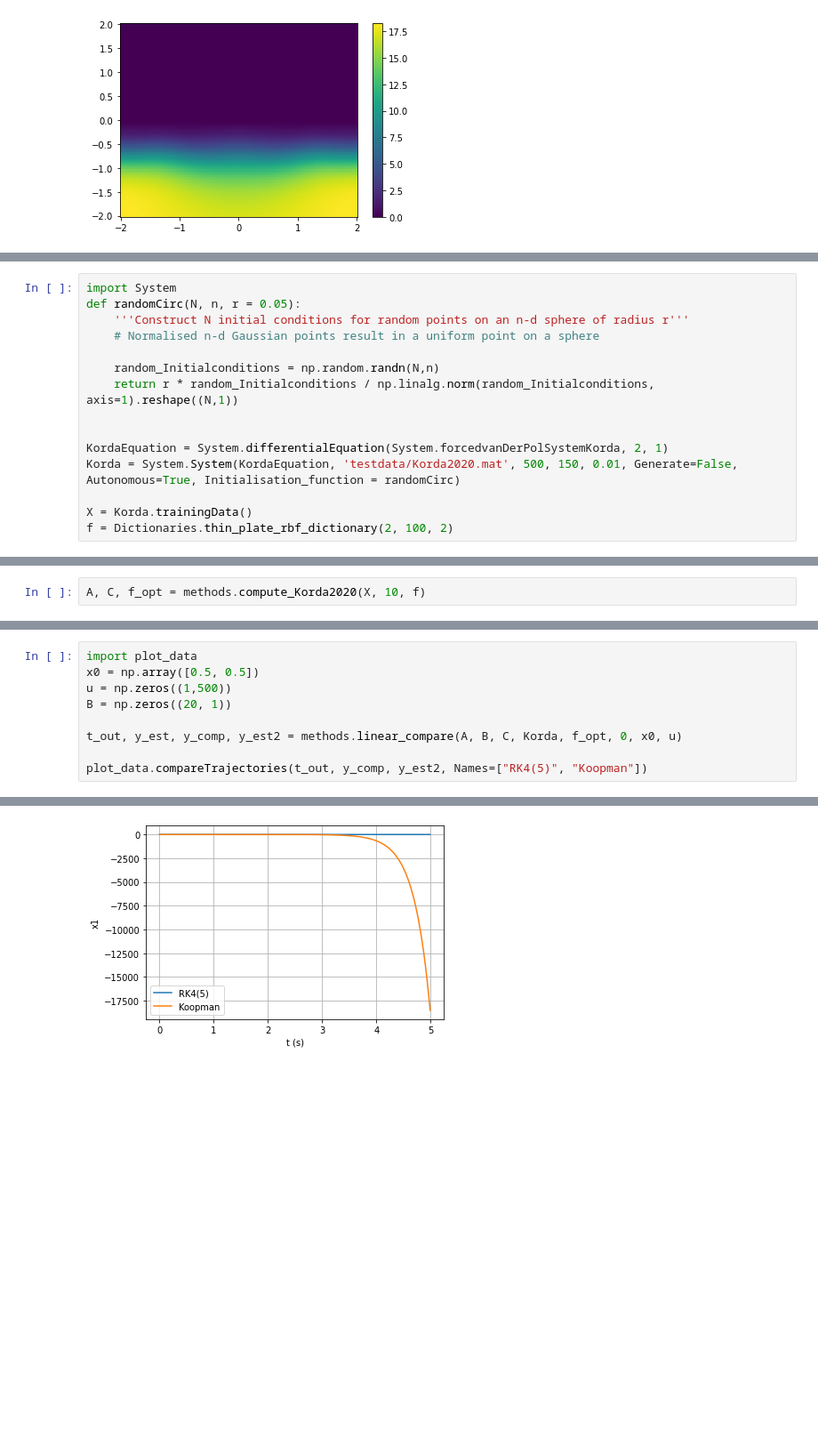
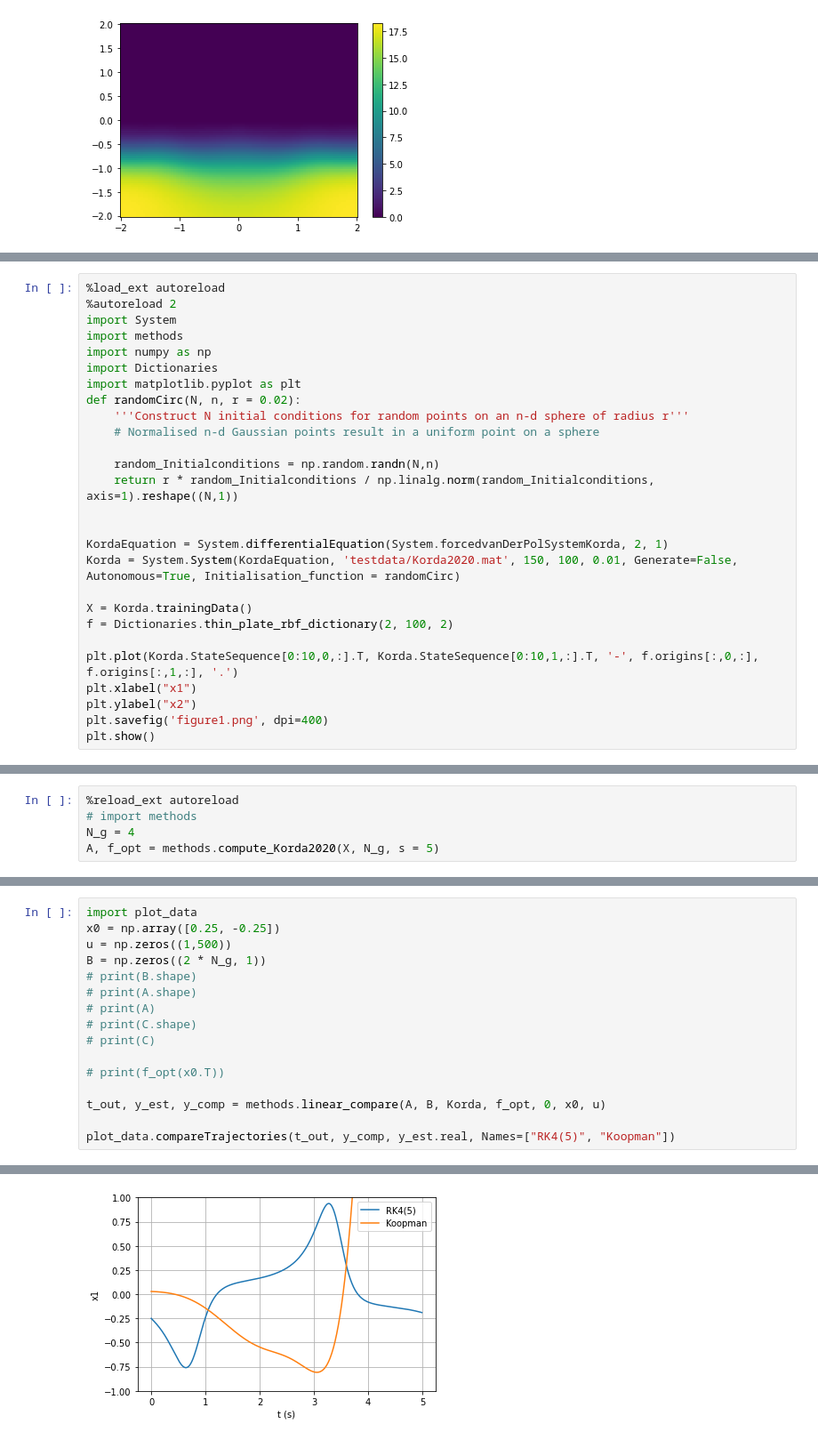
Before and after one commit to Mennovl1/Koopman_Identification, a Jupyter notebook: Korda2020Tryout.ipynb, the cells around one changed output, grey strips where cells are left out. Shown at 89% size. Drawn from its saved outputs; the diff is of its cells as text; blank space fills up the shorter version.

```diff
--- a/Korda2020Tryout.ipynb
+++ b/Korda2020Tryout.ipynb
@@ -231,6 +344,12 @@ Computed eigenfunction surface in 2852.9 ms
 # %%
+%load_ext autoreload
+%autoreload 2
 import System
-def randomCirc(N, n, r = 0.05):
+import methods
+import numpy as np
+import Dictionaries
+import matplotlib.pyplot as plt
+def randomCirc(N, n, r = 0.02):
     '''Construct N initial conditions for random points on an n-d sphere of radius r'''
     # Normalised n-d Gaussian points result in a uniform point on a sphere
 
@@ -239,8 +358,14 @@ def randomCirc(N, n, r = 0.05):
 
 
 KordaEquation = System.differentialEquation(System.forcedvanDerPolSystemKorda, 2, 1)
-Korda = System.System(KordaEquation, 'testdata/Korda2020.mat', 500, 150, 0.01, Generate=False, Autonomous=True, Initialisation_function = randomCirc)
+Korda = System.System(KordaEquation, 'testdata/Korda2020.mat', 150, 100, 0.01, Generate=False, Autonomous=True, Initialisation_function = randomCirc)
 
 X = Korda.trainingData()
 f = Dictionaries.thin_plate_rbf_dictionary(2, 100, 2)
+
+plt.plot(Korda.StateSequence[0:10,0,:].T, Korda.StateSequence[0:10,1,:].T, '-', f.origins[:,0,:], f.origins[:,1,:], '.')
+plt.xlabel("x1")
+plt.ylabel("x2")
+plt.savefig('figure1.png', dpi=400)
+plt.show()
 # %% [output]
@@ -251,3 +379,6 @@ Using existing dataset at filepath
 # %%
-A, C, f_opt = methods.compute_Korda2020(X, 10, f)
+%reload_ext autoreload
+# import methods
+N_g = 4
+A, f_opt = methods.compute_Korda2020(X, N_g, s = 5)
 # %% [output]
@@ -259,10 +408,17 @@ Computed eigenfunction surface in 1250.0 ms
 # %%
 import plot_data
-x0 = np.array([0.5, 0.5])
+x0 = np.array([0.25, -0.25])
 u = np.zeros((1,500))
-B = np.zeros((20, 1))
+B = np.zeros((2 * N_g, 1))
+# print(B.shape)
+# print(A.shape)
+# print(A)
+# print(C.shape)
+# print(C)
 
-t_out, y_est, y_comp, y_est2 = methods.linear_compare(A, B, C, Korda, f_opt, 0, x0, u)
+# print(f_opt(x0.T))
 
-plot_data.compareTrajectories(t_out, y_comp, y_est2, Names=["RK4(5)", "Koopman"])
+t_out, y_est, y_comp = methods.linear_compare(A, B, Korda, f_opt, 0, x0, u)
+
+plot_data.compareTrajectories(t_out, y_comp, y_est.real, Names=["RK4(5)", "Koopman"])
 # %% [output]
@@ -275 +429 @@ plot_data.compareTrajectories(t_out, y_comp, y_est2, Names=["RK4(5)", "Koopman"]
-[figure, old version]
+[figure, new version]
```
Also changed, not shown: parts of 10 cells of this notebook, 11 other files.
